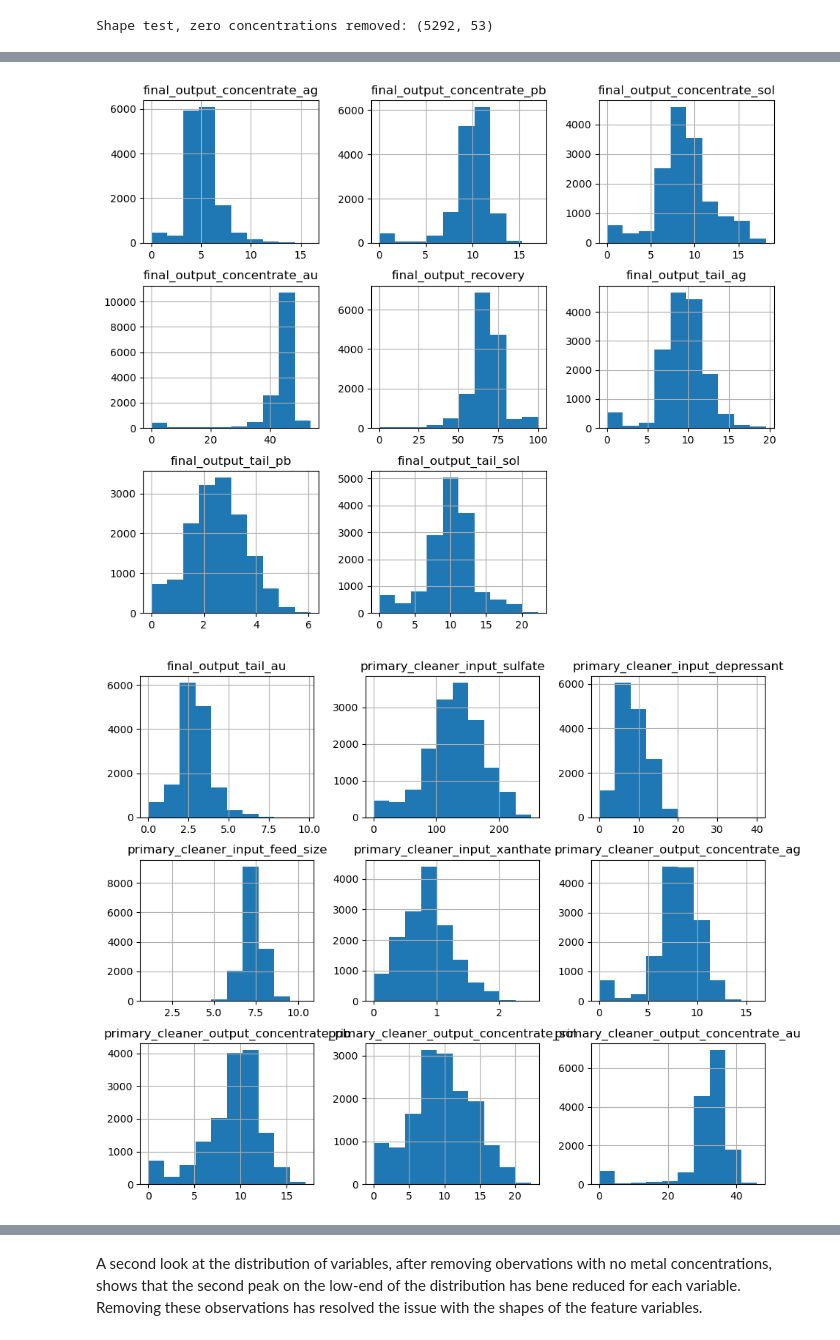
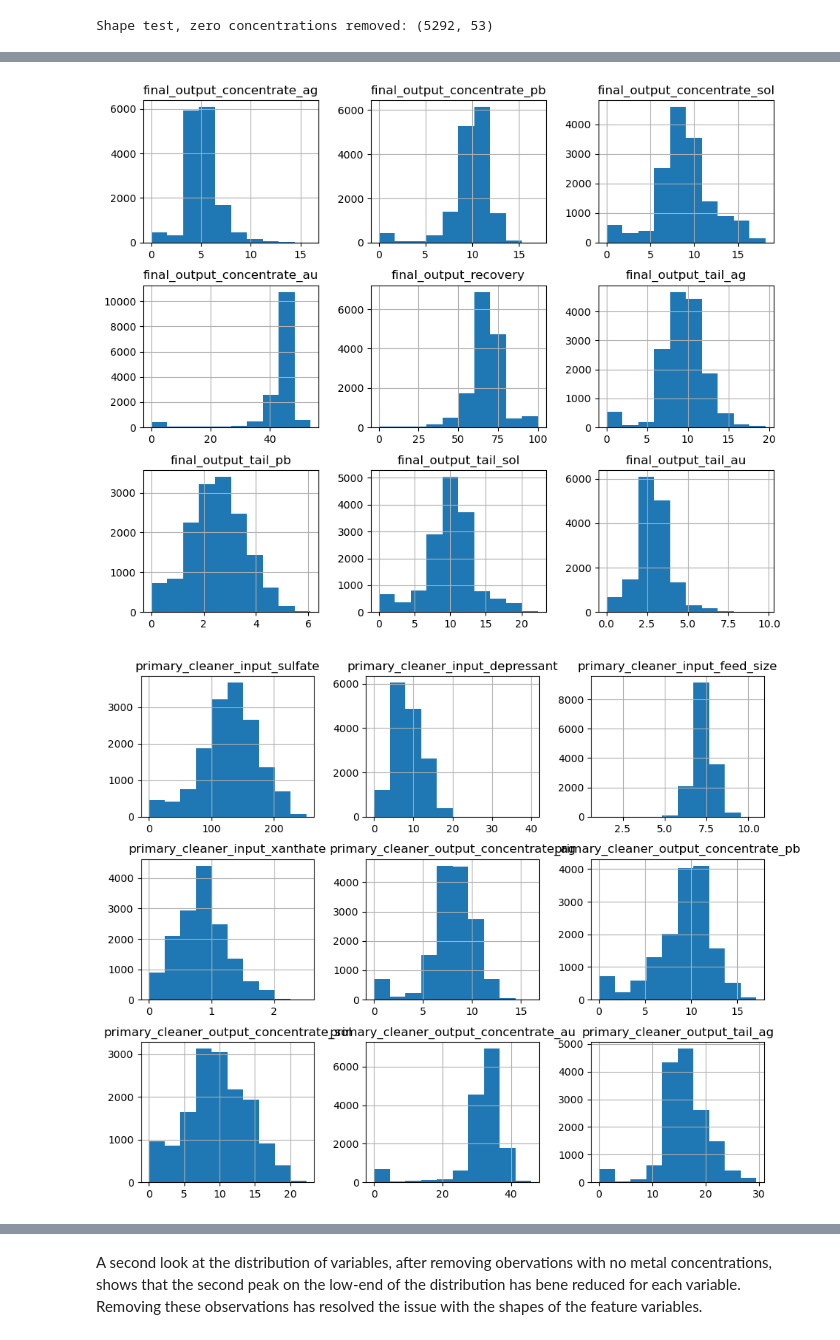
Before and after one commit to kellyshreeve/gold-recovery, a Jupyter notebook: gold-recovery-analysis.ipynb, the cells around one changed output, grey strips where cells are left out. Saved outputs shown, nothing was run; the diff lists cells and outputs as text; code cells hidden in the pictures.

```diff
--- a/gold-recovery-analysis.ipynb
+++ b/gold-recovery-analysis.ipynb
@@ -294,7 +324,7 @@ The means of the variables in the full, training, and test sets are similar, sho
 ### Histograms of each veriable
 # %%
 # Plot histograms for each variable in the full dataset
-for i in range(0, len(gold_full.columns), 9):
+for i in range(1, len(gold_full.columns), 9):
     gold_full.iloc[:, i:i+9].hist(figsize=(11, 9))
     plt.tight_layout
     plt.show()
@@ -523,12 +517,12 @@ Data Frame:
 # %%
-# Remove rows with no metal from training set
-gold_train = gold_train[~(gold_train['date'].isin(no_metal_full['date']))]
+# Remove rows in the training set that have no metal
+gold_train = gold_train[~(gold_train['date'].isin(no_metal_train['date']))]
 
 # Print shape of new dataframe
 print(f'Shape training, zero concentrations removed: {gold_train.shape}')
 print()
 
-# Calculate total metal at each stage in training set
+# Re-calculate total metal at each stage in training set
 gold_train['total_feed_input'] = gold_train['rougher_input_feed_ag']
 + gold_train['rougher_input_feed_pb']
 + gold_train['rougher_input_feed_au']
@@ -586,9 +580,9 @@ Based on the shape of the updated dataframe, the rows containing zero concentrat
 # %%
-# Plot histograms for each variable in the full dataset
-for i in range(0, len(gold_train.columns), 9):
+# Re-plot histograms for each variable in the full dataset
+for i in range(1, len(gold_train.columns), 9):
     gold_train.iloc[:, i:i+9].hist(figsize=(11, 9))
     plt.tight_layout
     plt.show()
 # %% [output]
-[figure, old version]
+[figure, new version]
-[figure, old version]
+[figure, new version]
```
Also changed, not shown: parts of 52 cells of this notebook.
